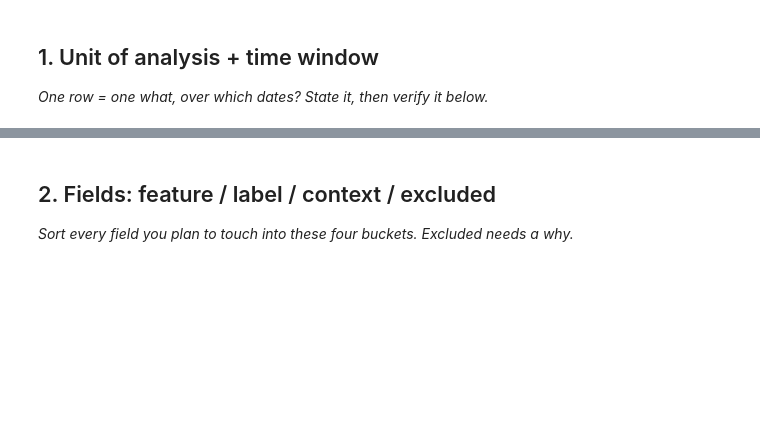
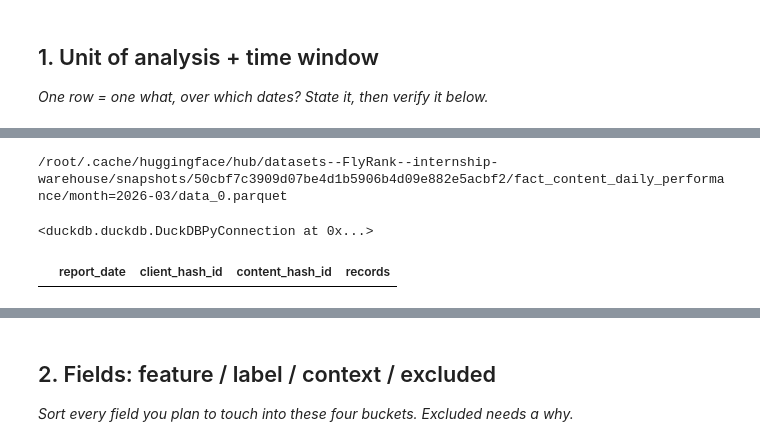
Before and after one commit to MahboobAli1/flyrank-ml-internship, a Jupyter notebook: work/notebooks/w03_data_contract.ipynb, the cells around one changed output, grey strips where cells are left out. Cells and saved outputs as stored; diff of their text form; code cells hidden in the pictures; blank space fills up the shorter version.

```diff
--- a/work/notebooks/w03_data_contract.ipynb
+++ b/work/notebooks/w03_data_contract.ipynb
@@ -12,0 +63,39 @@ This skeleton is yours to fill. Work the sections **in order** — each one has
+# %%
+from huggingface_hub import hf_hub_download
+
+march_file = hf_hub_download(
+    repo_id="FlyRank/internship-warehouse",
+    repo_type="dataset",
+    filename="fact_content_daily_performance/month=2026-03/data_0.parquet",
+    token=HF_TOKEN,
+)
+
+print(march_file)
+# %% [output]
+/root/.cache/huggingface/hub/datasets--FlyRank--internship-warehouse/snapshots/50cbf7c3909d07be4d1b5906b4d09e882e5acbf2/fact_content_daily_performance/month=2026-03/data_0.parquet
+# %%
+df = con.sql(f"""
+SELECT *
+FROM read_parquet('{march_file}')
+""").df()
+
+con.register("performance", df)
+# %% [output]
+<duckdb.duckdb.DuckDBPyConnection at 0x...>
+# %%
+con.sql("""
+SELECT
+    report_date,
+    client_hash_id,
+    content_hash_id,
+    COUNT(*) AS records
+FROM performance
+GROUP BY
+    report_date,
+    client_hash_id,
+    content_hash_id
+HAVING COUNT(*) > 1
+LIMIT 10
+""").df()
+# %% [output]
+|  | report_date | client_hash_id | content_hash_id | records |
```
Also changed, not shown: parts of 14 cells of this notebook.
